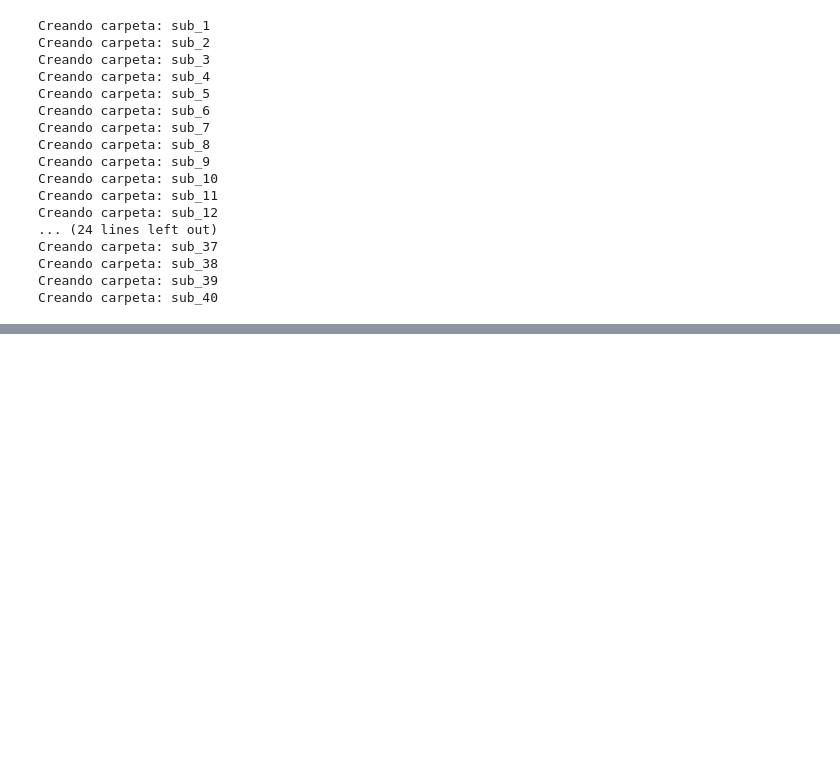
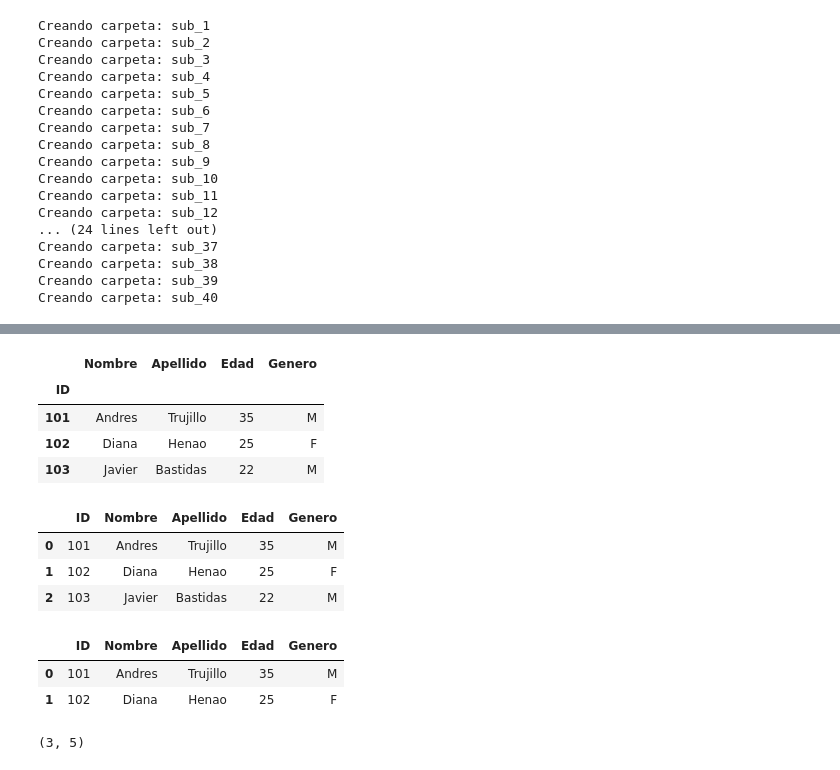
Before and after one commit to asegura4488/EDCO_IntroCienciaDatos, a Jupyter notebook: Semana2/Sesion3.ipynb, the cells around one changed output, grey strips where cells are left out. Drawn from its saved outputs; the diff is of its cells as text; code cells hidden in the pictures; blank space fills up the shorter version.

```diff
--- a/Semana2/Sesion3.ipynb
+++ b/Semana2/Sesion3.ipynb
@@ -88,0 +98,30 @@ df
+# %%
+# Pandas basico
+df.index.name = 'ID'
+df
+# %% [output]
+|  | Nombre | Apellido | Edad | Genero |
+| ID |  |  |  |  |
+| 101 | Andres | Trujillo | 35 | M |
+| 102 | Diana | Henao | 25 | F |
+| 103 | Javier | Bastidas | 22 | M |
+# %%
+# POdemos convertir el ID en una columna
+df = df.reset_index()
+df
+# %% [output]
+|  | ID | Nombre | Apellido | Edad | Genero |
+| 0 | 101 | Andres | Trujillo | 35 | M |
+| 1 | 102 | Diana | Henao | 25 | F |
+| 2 | 103 | Javier | Bastidas | 22 | M |
+# %%
+# Visualizar los dataframe
+df.head(2)
+# %% [output]
+|  | ID | Nombre | Apellido | Edad | Genero |
+| 0 | 101 | Andres | Trujillo | 35 | M |
+| 1 | 102 | Diana | Henao | 25 | F |
+# %%
+df.shape
+# %% [output]
+(3, 5)
```
Also changed, not shown: parts of 3 cells of this notebook.
